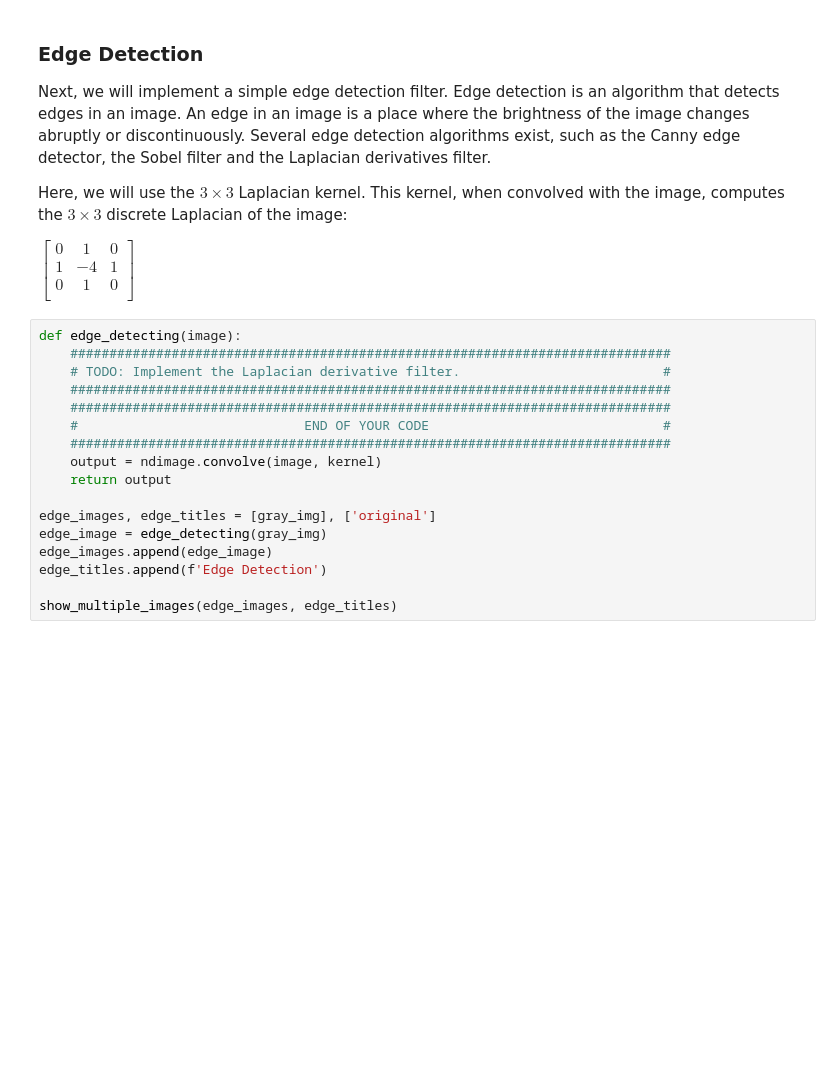
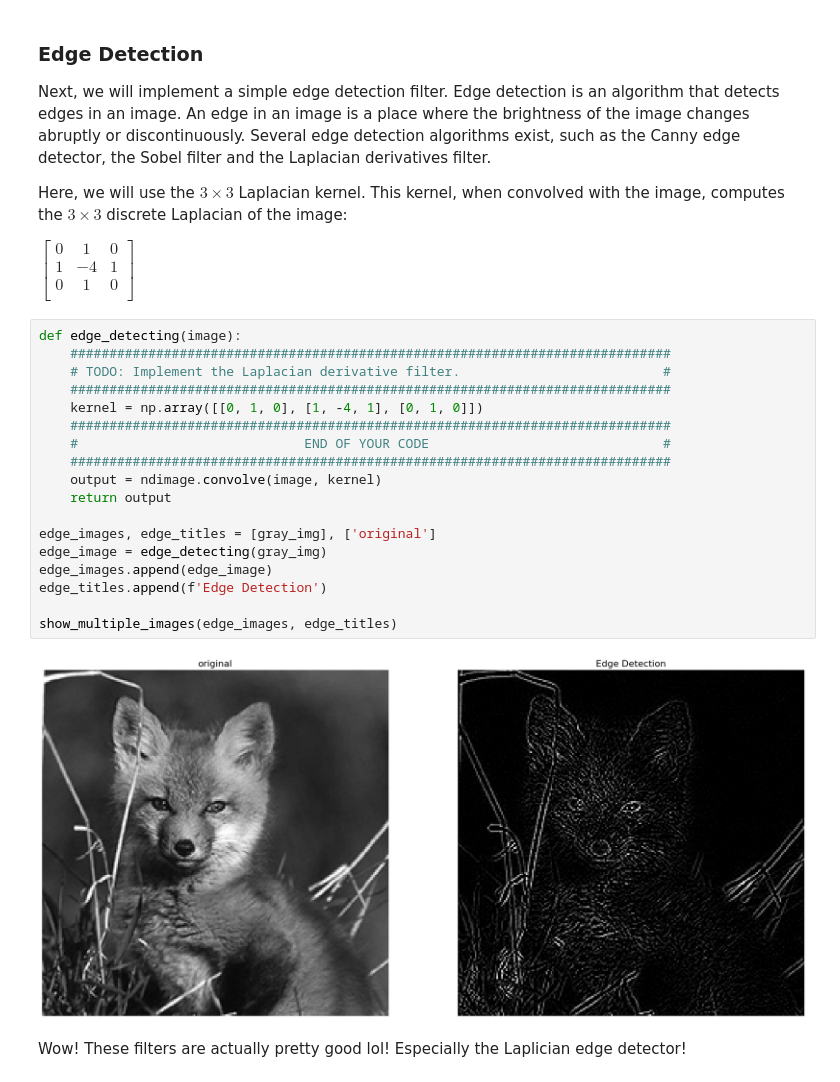
Before and after one commit to AarinSalot/182-stuff, a Jupyter notebook: hw03/code/HandDesignFilters.ipynb, the cells around one changed output. Drawn from its saved outputs; the diff is of its cells as text; blank space fills up the shorter version.

```diff
--- a/hw03/code/HandDesignFilters.ipynb
+++ b/hw03/code/HandDesignFilters.ipynb
@@ -128,17 +137,22 @@ $
 # %%
 def edge_detecting(image):
     #############################################################################
     # TODO: Implement the Laplacian derivative filter.                          #
     #############################################################################
+    kernel = np.array([[0, 1, 0], [1, -4, 1], [0, 1, 0]])
     #############################################################################
     #                             END OF YOUR CODE                              #
     #############################################################################
     output = ndimage.convolve(image, kernel)
     return output
 
 edge_images, edge_titles = [gray_img], ['original']
 edge_image = edge_detecting(gray_img)
 edge_images.append(edge_image)
 edge_titles.append(f'Edge Detection')
 
 show_multiple_images(edge_images, edge_titles)
+# %% [output]
+[figure, added]
+# %% [markdown]
+Wow! These filters are actually pretty good lol! Especially the Laplician edge detector!
```
Also changed, not shown: parts of 2 cells of this notebook.
